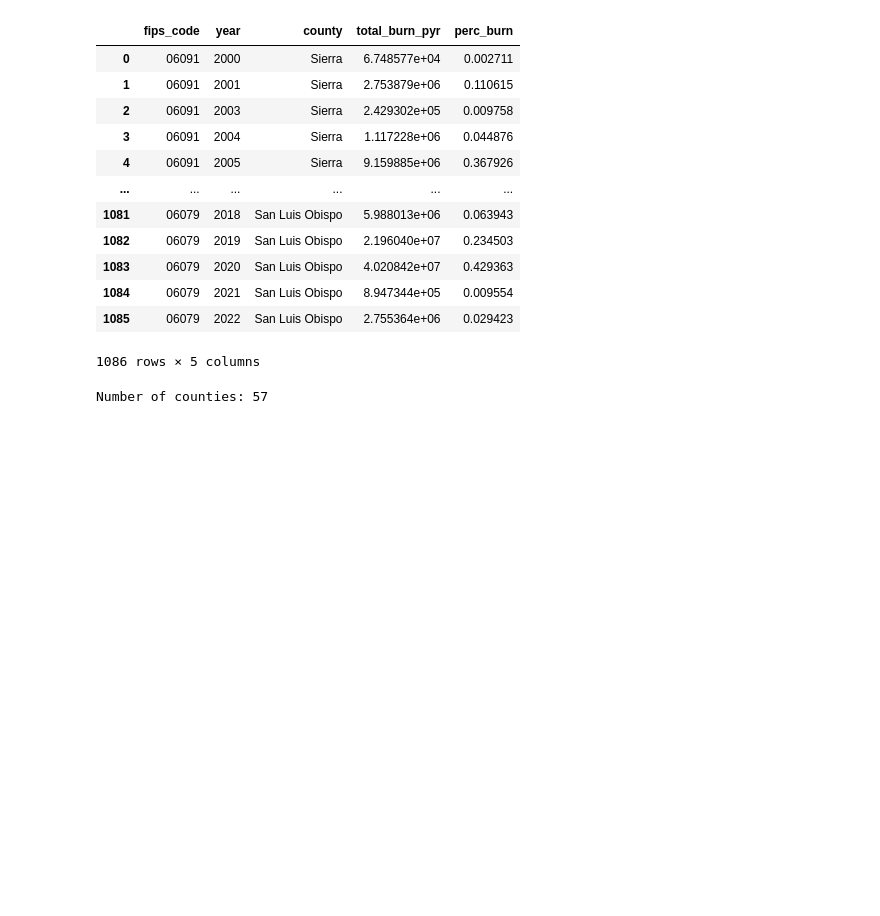
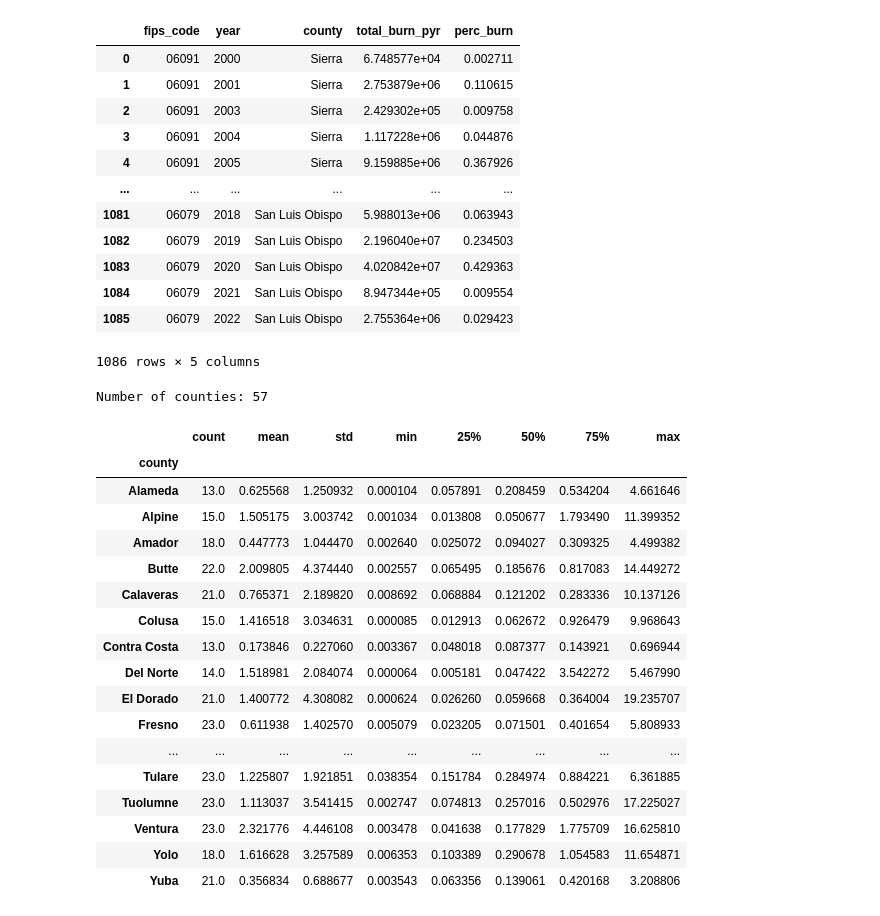
Before and after one commit to padalah/Correlation, a Jupyter notebook: ml_baseline.ipynb, the cells around one changed output. Cells and saved outputs as stored; diff of their text form; code cells hidden in the pictures; blank space fills up the shorter version.

```diff
--- a/ml_baseline.ipynb
+++ b/ml_baseline.ipynb
@@ -73,4 +74,25 @@ print(f'Number of counties: {len(burn_df.fips_code.unique())}')
 | 1085 | 06079 | 2022 | San Luis Obispo | 2.755364e+06 | 0.029423 |
 1086 rows × 5 columns
 Number of counties: 57
+# %%
+burn_df.groupby('county').perc_burn.describe()
+# %% [output]
+|  | count | mean | std | min | 25% | 50% | 75% | max |
+| county |  |  |  |  |  |  |  |  |
+| Alameda | 13.0 | 0.625568 | 1.250932 | 0.000104 | 0.057891 | 0.208459 | 0.534204 | 4.661646 |
+| Alpine | 15.0 | 1.505175 | 3.003742 | 0.001034 | 0.013808 | 0.050677 | 1.793490 | 11.399352 |
+| Amador | 18.0 | 0.447773 | 1.044470 | 0.002640 | 0.025072 | 0.094027 | 0.309325 | 4.499382 |
+| Butte | 22.0 | 2.009805 | 4.374440 | 0.002557 | 0.065495 | 0.185676 | 0.817083 | 14.449272 |
+| Calaveras | 21.0 | 0.765371 | 2.189820 | 0.008692 | 0.068884 | 0.121202 | 0.283336 | 10.137126 |
+| Colusa | 15.0 | 1.416518 | 3.034631 | 0.000085 | 0.012913 | 0.062672 | 0.926479 | 9.968643 |
+| Contra Costa | 13.0 | 0.173846 | 0.227060 | 0.003367 | 0.048018 | 0.087377 | 0.143921 | 0.696944 |
+| Del Norte | 14.0 | 1.518981 | 2.084074 | 0.000064 | 0.005181 | 0.047422 | 3.542272 | 5.467990 |
+| El Dorado | 21.0 | 1.400772 | 4.308082 | 0.000624 | 0.026260 | 0.059668 | 0.364004 | 19.235707 |
+| Fresno | 23.0 | 0.611938 | 1.402570 | 0.005079 | 0.023205 | 0.071501 | 0.401654 | 5.808933 |
+| ... | ... | ... | ... | ... | ... | ... | ... | ... |
+| Tulare | 23.0 | 1.225807 | 1.921851 | 0.038354 | 0.151784 | 0.284974 | 0.884221 | 6.361885 |
+| Tuolumne | 23.0 | 1.113037 | 3.541415 | 0.002747 | 0.074813 | 0.257016 | 0.502976 | 17.225027 |
+| Ventura | 23.0 | 2.321776 | 4.446108 | 0.003478 | 0.041638 | 0.177829 | 1.775709 | 16.625810 |
+| Yolo | 18.0 | 1.616628 | 3.257589 | 0.006353 | 0.103389 | 0.290678 | 1.054583 | 11.654871 |
+| Yuba | 21.0 | 0.356834 | 0.688677 | 0.003543 | 0.063356 | 0.139061 | 0.420168 | 3.208806 |
 # %%
```
Also changed, not shown: parts of 13 cells of this notebook.
